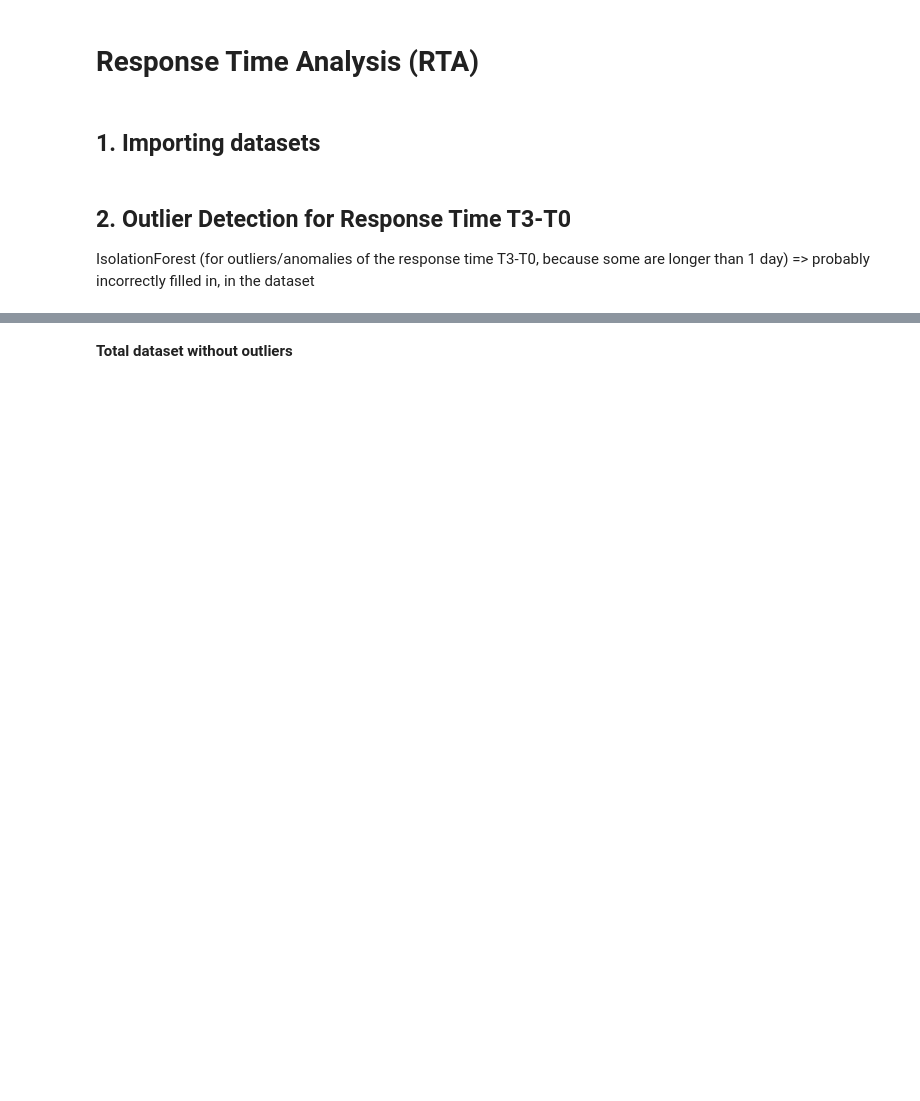
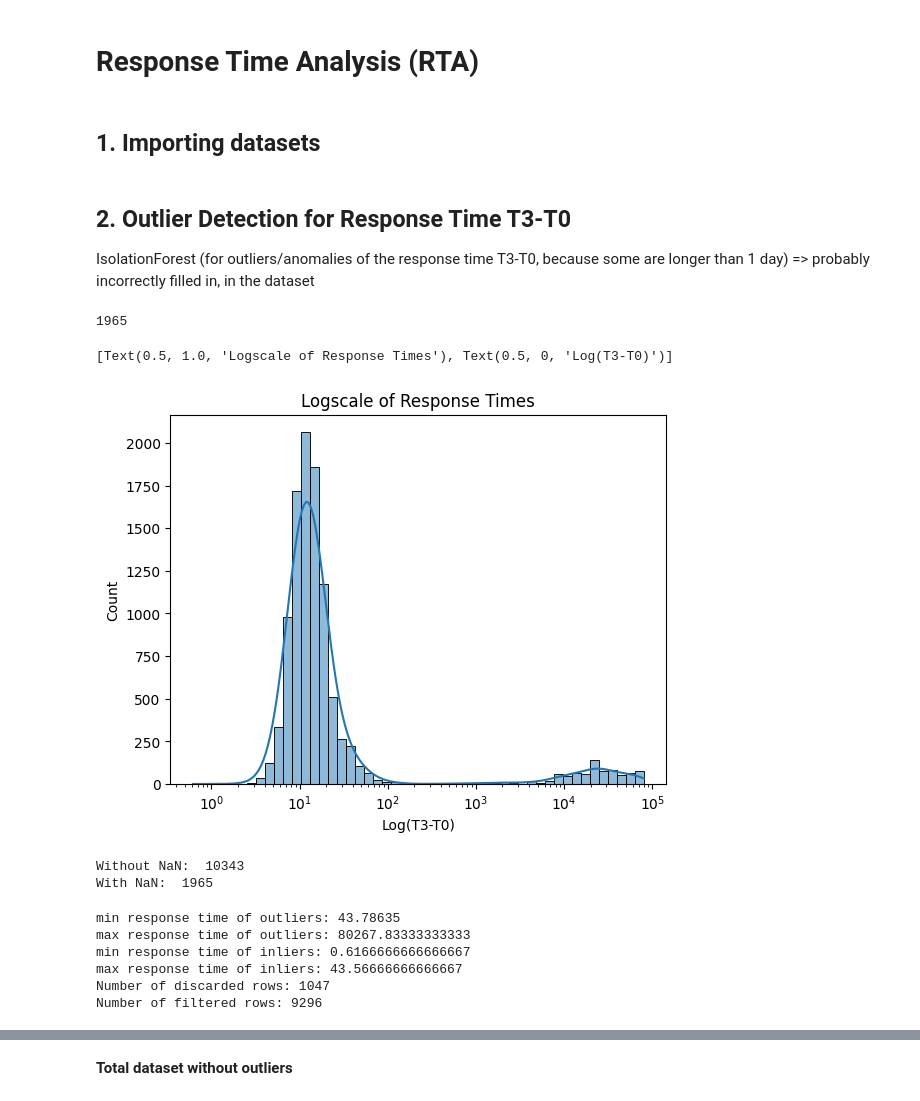
Before and after one commit to JeroenGuillierme/Project-MDA, a Jupyter notebook: 3. Response Time Analysis.ipynb, the cells around one changed output, grey strips where cells are left out. Saved outputs shown, nothing was run; the diff lists cells and outputs as text; code cells hidden in the pictures; blank space fills up the shorter version.

```diff
--- a/3. Response Time Analysis.ipynb
+++ b/3. Response Time Analysis.ipynb
@@ -8,26 +10,39 @@ import seaborn as sns
 # %%
 url2 = 'https://raw.githubusercontent.com/JeroenGuillierme/Project-MDA/main/Data/'
 
-aed_data = pd.read_csv(
-    f'{url2}aed_df_with_distances.csv')
+rta_df = pd.read_csv(
+    f'{url2}total_df_with_distances.csv')
 # %% [markdown]
 ## 2. Outlier Detection for Response Time T3-T0
 
 IsolationForest (for outliers/anomalies of the response time T3-T0, because some are longer than 1 day)
 => probably incorrectly filled in, in the dataset
 # %%
-print(aed_data['T3-T0'].isna().sum())  # 16233 NaN values
+interventions_data = rta_df[rta_df['Intervention'] == 1]
+print(interventions_data['T3-T0'].isna().sum())
+# %% [output]
+1965
+# %%
+# Plot response times
+sns.histplot(data=interventions_data['T3-T0'], bins=50, log_scale=True, kde=True).set(title='Logscale of Response Times', xlabel='Log(T3-T0)')
+# Right-skewed distribution, so log scale was used.
+# %% [output]
+[Text(0.5, 1.0, 'Logscale of Response Times'), Text(0.5, 0, 'Log(T3-T0)')]
+[figure, added]
 # %%
 # Split the DataFrame into two: one with the NaN and one without in the 'T3-T0' column
 # DataFrame with NaN values
-aed_df_with_nan = aed_data[aed_data['T3-T0'].isna()]
+interventions_data_with_nan = interventions_data[interventions_data['T3-T0'].isna()]
 # DataFrame without NaN values
-aed_df_without_nan = aed_data[~aed_data['T3-T0'].isna()]
+interventions_data_without_nan = interventions_data[~interventions_data['T3-T0'].isna()]
 
-print('Without NaN: ', len(aed_df_without_nan))
-print('With NaN: ', len(aed_df_with_nan))
+print('Without NaN: ', len(interventions_data_without_nan))
+print('With NaN: ', len(interventions_data_with_nan))
+# %% [output]
+Without NaN:  10343
+With NaN:  1965
 # %%
-Time = aed_df_without_nan['T3-T0']
+Time = interventions_data_without_nan['T3-T0']
 
 # IsolationForest algorithm
 IsoFo = IsolationForest(n_estimators=100, contamination='auto',
@@ -35,19 +50,23 @@ IsoFo = IsolationForest(n_estimators=100, contamination='auto',
 y_labels = IsoFo.fit_predict(np.array(Time).reshape(-1, 1))
 
 # Only including the inliers
-aed_df_filtered = aed_df_without_nan[y_labels == 1]  # DataFrame with inliers
-discarded_rows = aed_df_without_nan[y_labels == -1]  # DataFrame with outliers
+interventions_data_filtered = interventions_data_without_nan[y_labels == 1]  # DataFrame with inliers
+discarded_rows = interventions_data_without_nan[y_labels == -1]  # DataFrame with outliers
 
 min_timedelta = discarded_rows['T3-T0'].min()  # Time deltas larger than 44.27 minutes are discarded
 max_timedelta = discarded_rows['T3-T0'].max()
-min_timedelta2 = aed_df_filtered['T3-T0'].min()
-max_timedelta2 = aed_df_filtered['T3-T0'].max()
-print(f"min response time of outliers: {min_timedelta}")  # Minimum outlier value = 44.27 minutes
-print(f"max response time of outliers: {max_timedelta}")  # Maximum outlier value = 80267.83 minutes
-print(f"min response time of inliers: {min_timedelta2}")  # Minimum outlier value = 0.62 minutes
-print(f"max response time of inliers: {max_timedelta2}")  # Maximum outlier value = 44.17 minutes
-print(f"Number of discarded rows: {len(discarded_rows)}")  # 1047
-print(f"Number of filtered rows: {len(aed_df_filtered)}")  # 9296
-
-print("\nFiltered DataFrame (Inliers):")
-# print(aed_df_filtered)"""
+min_timedelta2 = interventions_data_filtered['T3-T0'].min()
+max_timedelta2 = interventions_data_filtered['T3-T0'].max()
+print(f"min response time of outliers: {min_timedelta}")
+print(f"max response time of outliers: {max_timedelta}")
+print(f"min response time of inliers: {min_timedelta2}")
+print(f"max response time of inliers: {max_timedelta2}")
+print(f"Number of discarded rows: {len(discarded_rows)}")
+print(f"Number of filtered rows: {len(interventions_data_filtered)}")
+# %% [output]
+min response time of outliers: 43.78635
+max response time of outliers: 80267.83333333333
+min response time of inliers: 0.6166666666666667
+max response time of inliers: 43.56666666666667
+Number of discarded rows: 1047
+Number of filtered rows: 9296
```
Also changed, not shown: parts of 5 cells of this notebook.
